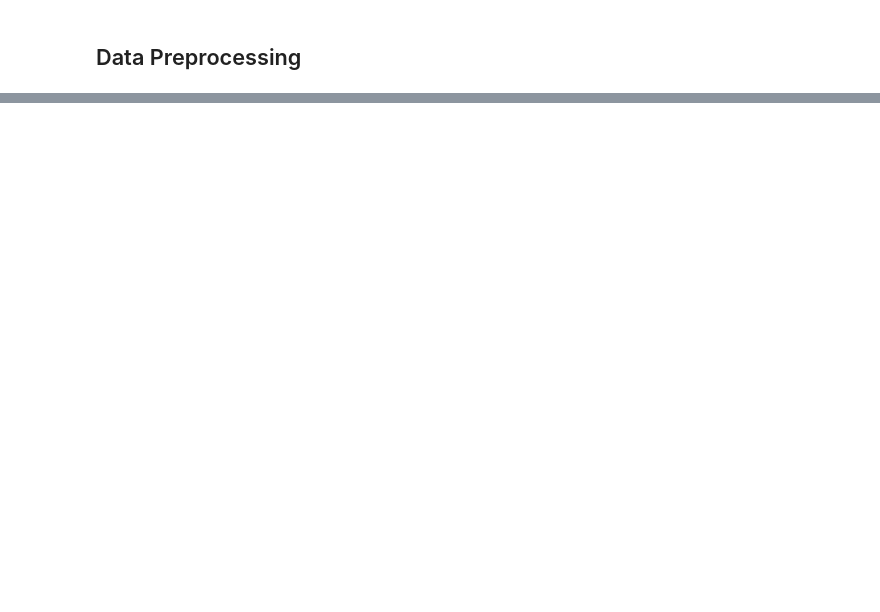
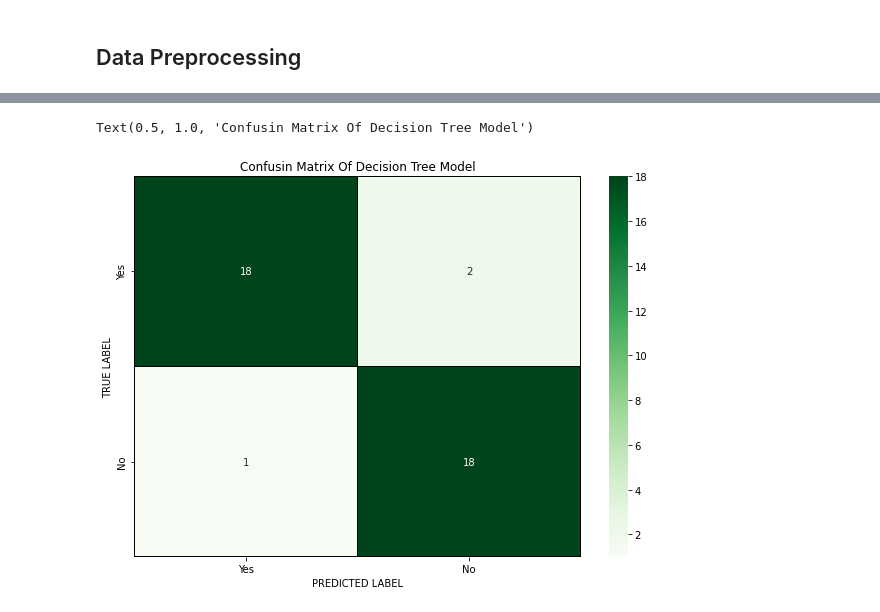
Before and after one commit to CS418/group-project-blackbox, a Jupyter notebook: Spotify.ipynb, the cells around one changed output, grey strips where cells are left out. Cells and saved outputs as stored; diff of their text form; code cells hidden in the pictures; blank space fills up the shorter version.

```diff
--- a/Spotify.ipynb
+++ b/Spotify.ipynb
@@ -316,0 +336,15 @@ print("Accuracy Score of the Decision Tree Model" , accuracy_score(y_test , y_pr
+# %%
+cm  = confusion_matrix(y_test , y_preds_dt)
+
+x_axis_labels = ["Yes" , "No"]
+y_axis_labels = ["Yes" , "No"]
+
+f , ax = plt.subplots(figsize=(10,7))
+sns.heatmap(cm , annot=True, linewidths=0.2 , linecolor="black" , fmt=".0f" , ax=ax , cmap="Greens" ,
+           xticklabels=x_axis_labels , yticklabels=y_axis_labels)
+plt.xlabel("PREDICTED LABEL")
+plt.ylabel("TRUE LABEL")
+plt.title("Confusin Matrix Of Decision Tree Model")
+# %% [output]
+Text(0.5, 1.0, 'Confusin Matrix Of Decision Tree Model')
+[figure, added]
```
Also changed, not shown: parts of 5 cells of this notebook.
